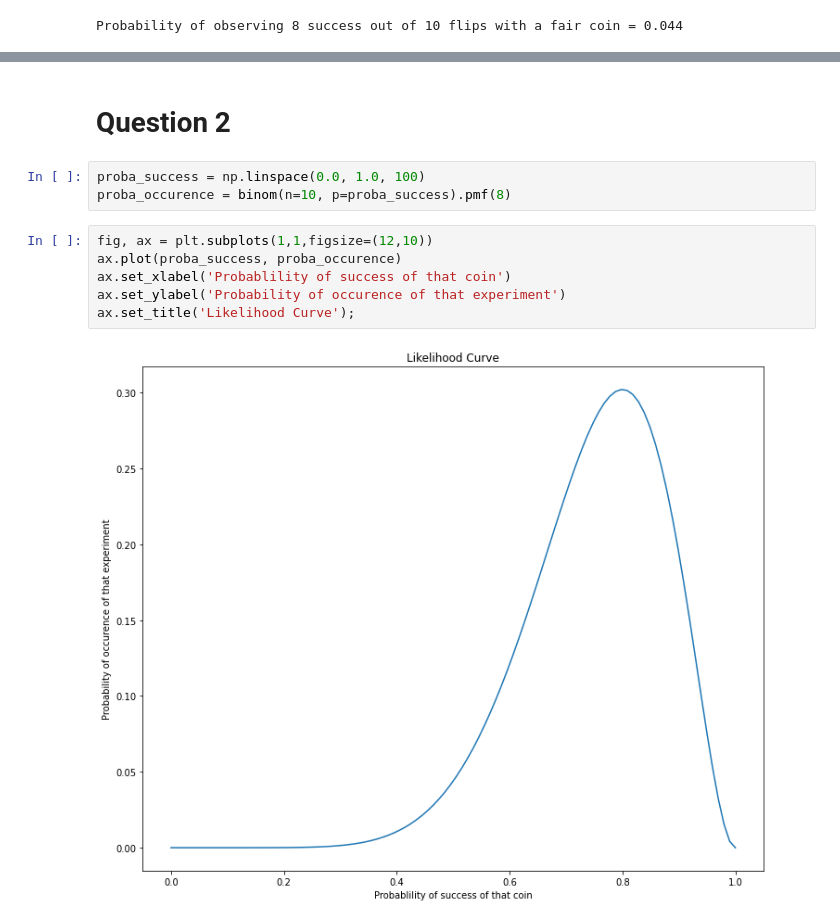
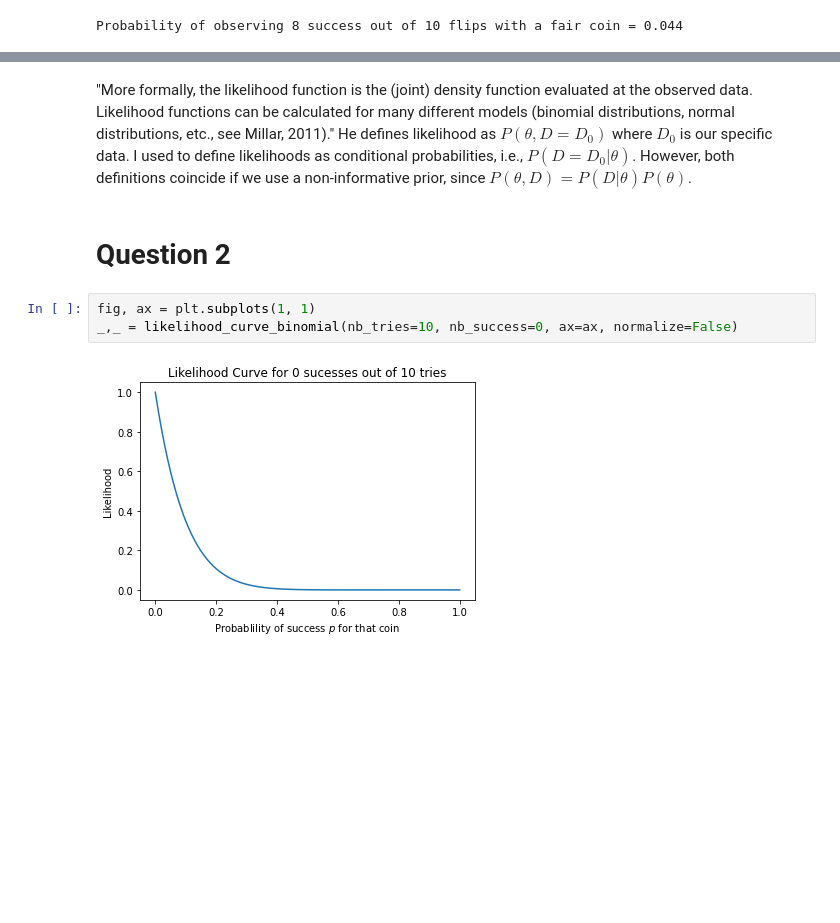
Before and after one commit to bcrestel/coursera_statisticalinferences, a Jupyter notebook: notebooks/week_2_likelihoods.ipynb, the cells around one changed output, grey strips where cells are left out. Cells and saved outputs as stored; diff of their text form; blank space fills up the shorter version.

```diff
--- a/notebooks/week_2_likelihoods.ipynb
+++ b/notebooks/week_2_likelihoods.ipynb
@@ -19,13 +51,10 @@ Probability of observing 8 success out of 10 flips with a fair coin = 0.044
+# %% [markdown]
+"More formally, the likelihood function is the (joint) density function evaluated at the observed data. Likelihood functions can be calculated for many different models (binomial distributions, normal distributions, etc., see Millar, 2011)."
+He defines likelihood as $P(\theta, D=D_0)$ where $D_0$ is our specific data. I used to define likelihoods as conditional probabilities, i.e., $P(D=D_0 | \theta)$. However, both definitions coincide if we use a non-informative prior, since $P(\theta, D) = P(D | \theta) P(\theta)$.
 # %% [markdown]
 # Question 2
-# %%
-proba_success = np.linspace(0.0, 1.0, 100)
-proba_occurence = binom(n=10, p=proba_success).pmf(8)
-# %%
-fig, ax = plt.subplots(1,1,figsize=(12,10))
-ax.plot(proba_success, proba_occurence)
-ax.set_xlabel('Probablility of success of that coin')
-ax.set_ylabel('Probability of occurence of that experiment')
-ax.set_title('Likelihood Curve');
-# %% [output]
-[figure, removed]
+# %%
+fig, ax = plt.subplots(1, 1)
+_,_ = likelihood_curve_binomial(nb_tries=10, nb_success=0, ax=ax, normalize=False)
+# %% [output]
+[figure, added]
```
Also changed, not shown: parts of 25 cells of this notebook.
